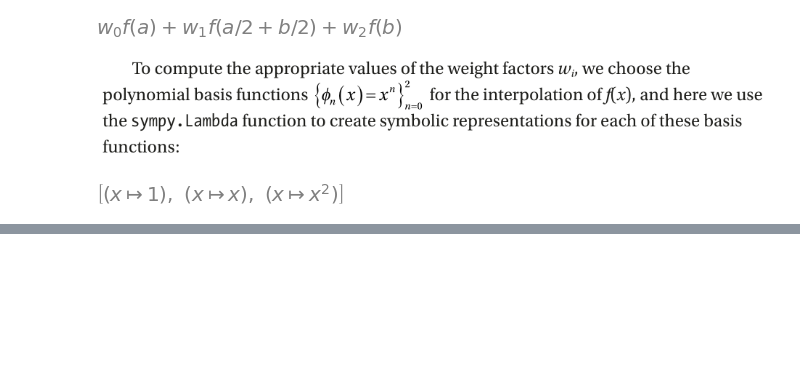
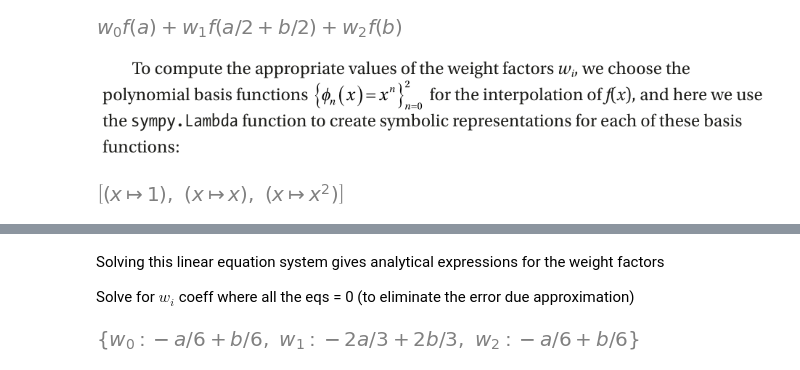
Before and after one commit to nickovchinnikov/NumericalPython, a Jupyter notebook: 7 Integration/1.NumericalIntegration.ipynb, the cells around one changed output, grey strips where cells are left out. Drawn from its saved outputs; the diff is of its cells as text; code cells hidden in the pictures; blank space fills up the shorter version.

```diff
--- a/7 Integration/1.ImportingModules.ipynb
+++ b/7 Integration/1.NumericalIntegration.ipynb
@@ -54,0 +83,10 @@ phi
+# %% [markdown]
+Solving this linear equation system gives analytical expressions for the weight
+factors
+
+Solve for $w_i$ coeff where all the eqs = 0 (to eliminate the error due approximation)
+# %%
+w_sol = sympy.solve(eqs, w)
+w_sol
+# %% [output]
+[figure, added]
```
Also changed, not shown: parts of 11 cells of this notebook.
